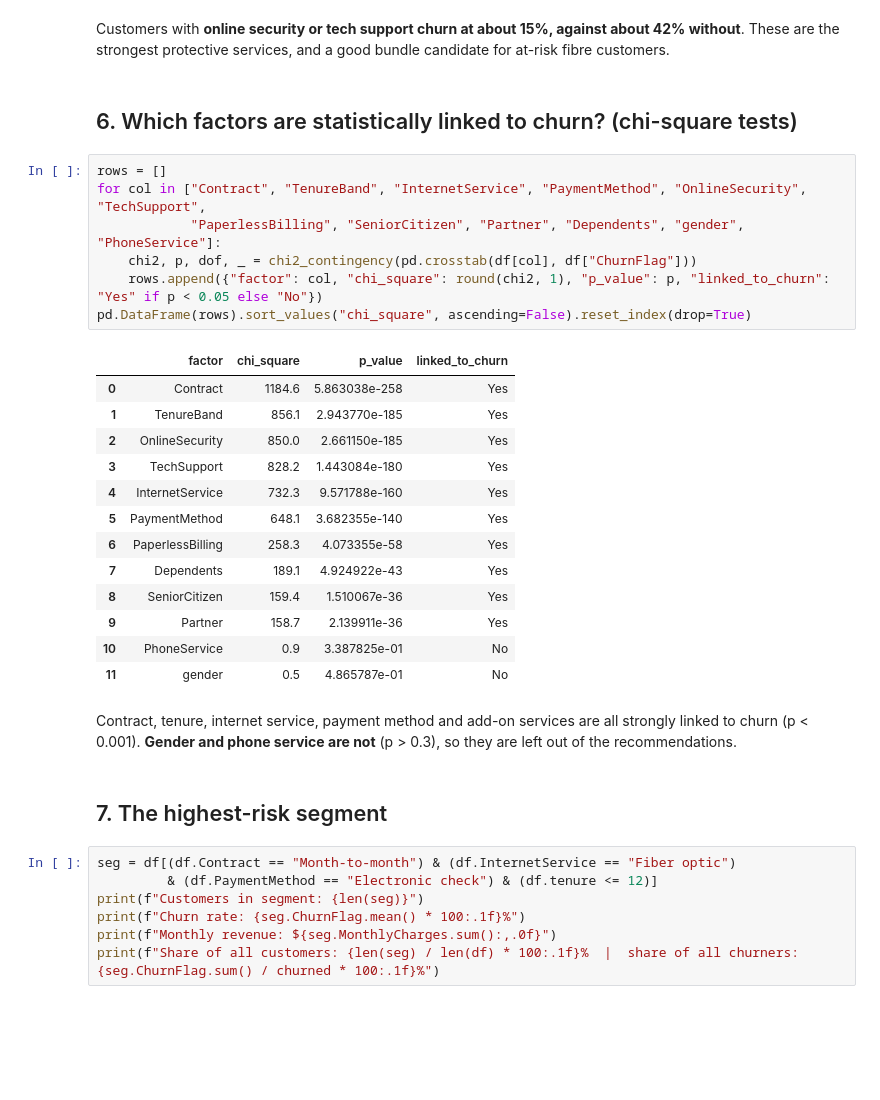
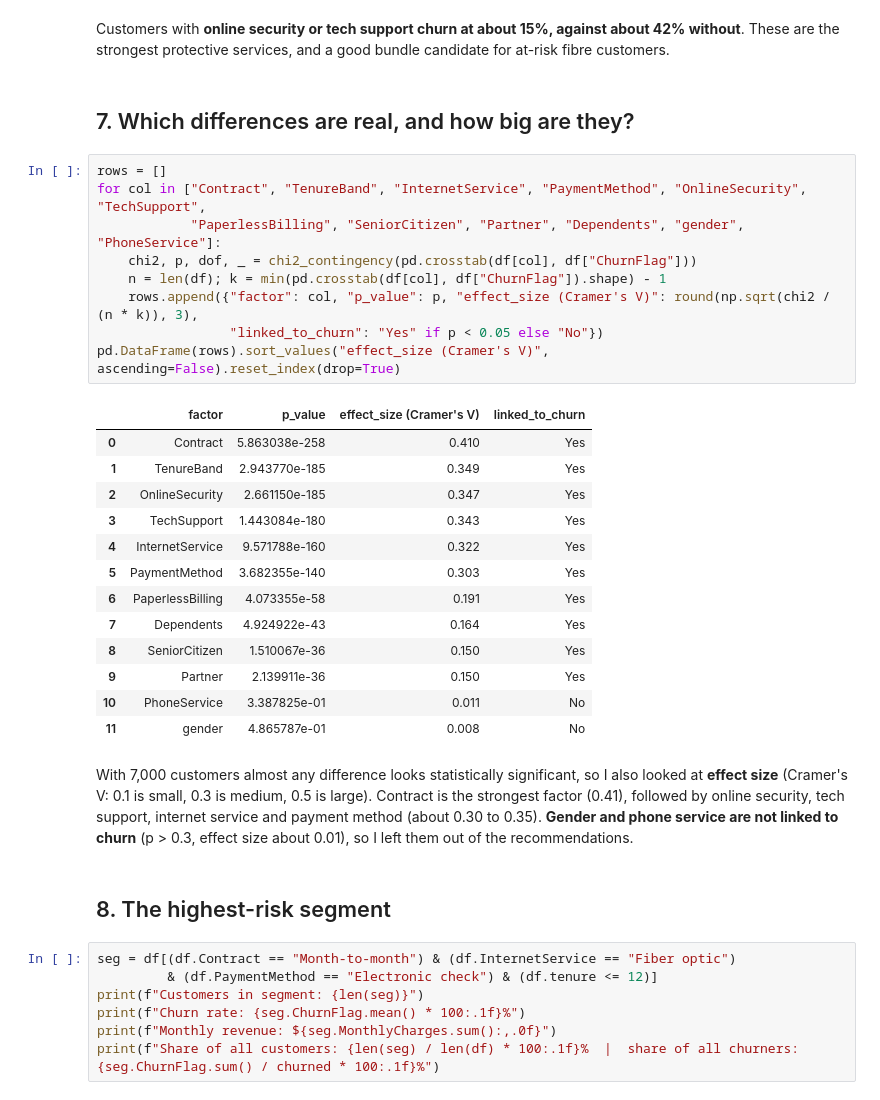
Before and after one commit to nidak7/customer-churn-intelligence-platform, a Jupyter notebook: notebooks/churn_analysis.ipynb, the cells around one changed output. Cells and saved outputs as stored; diff of their text form; blank space fills up the shorter version.

```diff
--- a/notebooks/churn_analysis.ipynb
+++ b/notebooks/churn_analysis.ipynb
@@ -160,33 +185,35 @@ addons.sort_values("gap", ascending=False)
 | DeviceProtection | 39.1 | 22.5 | 16.6 |
 # %% [markdown]
 Customers with **online security or tech support churn at about 15%, against about 42% without**. These are the strongest protective services, and a good bundle candidate for at-risk fibre customers.
-# %% [markdown]
-## 6. Which factors are statistically linked to churn? (chi-square tests)
+# %% [markdown]
+## 7. Which differences are real, and how big are they?
 # %%
 rows = []
 for col in ["Contract", "TenureBand", "InternetService", "PaymentMethod", "OnlineSecurity", "TechSupport",
             "PaperlessBilling", "SeniorCitizen", "Partner", "Dependents", "gender", "PhoneService"]:
     chi2, p, dof, _ = chi2_contingency(pd.crosstab(df[col], df["ChurnFlag"]))
-    rows.append({"factor": col, "chi_square": round(chi2, 1), "p_value": p, "linked_to_churn": "Yes" if p < 0.05 else "No"})
-pd.DataFrame(rows).sort_values("chi_square", ascending=False).reset_index(drop=True)
+    n = len(df); k = min(pd.crosstab(df[col], df["ChurnFlag"]).shape) - 1
+    rows.append({"factor": col, "p_value": p, "effect_size (Cramer's V)": round(np.sqrt(chi2 / (n * k)), 3),
+                 "linked_to_churn": "Yes" if p < 0.05 else "No"})
+pd.DataFrame(rows).sort_values("effect_size (Cramer's V)", ascending=False).reset_index(drop=True)
 # %% [output]
-|  | factor | chi_square | p_value | linked_to_churn |
-| 0 | Contract | 1184.6 | 5.863038e-258 | Yes |
-| 1 | TenureBand | 856.1 | 2.943770e-185 | Yes |
-| 2 | OnlineSecurity | 850.0 | 2.661150e-185 | Yes |
-| 3 | TechSupport | 828.2 | 1.443084e-180 | Yes |
-| 4 | InternetService | 732.3 | 9.571788e-160 | Yes |
-| 5 | PaymentMethod | 648.1 | 3.682355e-140 | Yes |
-| 6 | PaperlessBilling | 258.3 | 4.073355e-58 | Yes |
-| 7 | Dependents | 189.1 | 4.924922e-43 | Yes |
-| 8 | SeniorCitizen | 159.4 | 1.510067e-36 | Yes |
-| 9 | Partner | 158.7 | 2.139911e-36 | Yes |
-| 10 | PhoneService | 0.9 | 3.387825e-01 | No |
-| 11 | gender | 0.5 | 4.865787e-01 | No |
+|  | factor | p_value | effect_size (Cramer's V) | linked_to_churn |
+| 0 | Contract | 5.863038e-258 | 0.410 | Yes |
+| 1 | TenureBand | 2.943770e-185 | 0.349 | Yes |
+| 2 | OnlineSecurity | 2.661150e-185 | 0.347 | Yes |
+| 3 | TechSupport | 1.443084e-180 | 0.343 | Yes |
+| 4 | InternetService | 9.571788e-160 | 0.322 | Yes |
+| 5 | PaymentMethod | 3.682355e-140 | 0.303 | Yes |
+| 6 | PaperlessBilling | 4.073355e-58 | 0.191 | Yes |
+| 7 | Dependents | 4.924922e-43 | 0.164 | Yes |
+| 8 | SeniorCitizen | 1.510067e-36 | 0.150 | Yes |
+| 9 | Partner | 2.139911e-36 | 0.150 | Yes |
+| 10 | PhoneService | 3.387825e-01 | 0.011 | No |
+| 11 | gender | 4.865787e-01 | 0.008 | No |
-# %% [markdown]
-Contract, tenure, internet service, payment method and add-on services are all strongly linked to churn (p < 0.001). **Gender and phone service are not** (p > 0.3), so they are left out of the recommendations.
+# %% [markdown]
+With 7,000 customers almost any difference looks statistically significant, so I also looked at **effect size** (Cramer's V: 0.1 is small, 0.3 is medium, 0.5 is large). Contract is the strongest factor (0.41), followed by online security, tech support, internet service and payment method (about 0.30 to 0.35). **Gender and phone service are not linked to churn** (p > 0.3, effect size about 0.01), so I left them out of the recommendations.
 # %% [markdown]
-## 7. The highest-risk segment
+## 8. The highest-risk segment
 # %%
 seg = df[(df.Contract == "Month-to-month") & (df.InternetService == "Fiber optic")
          & (df.PaymentMethod == "Electronic check") & (df.tenure <= 12)]
```
Also changed, not shown: parts of 27 cells of this notebook, 3 other files.
